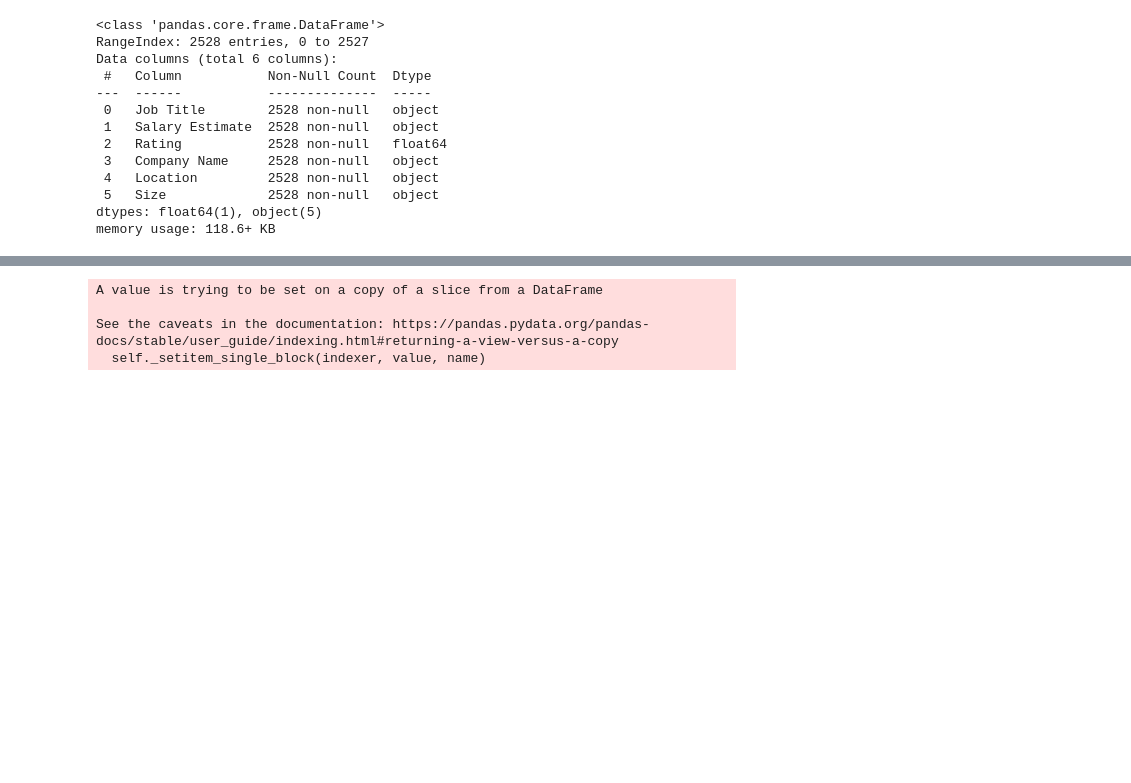
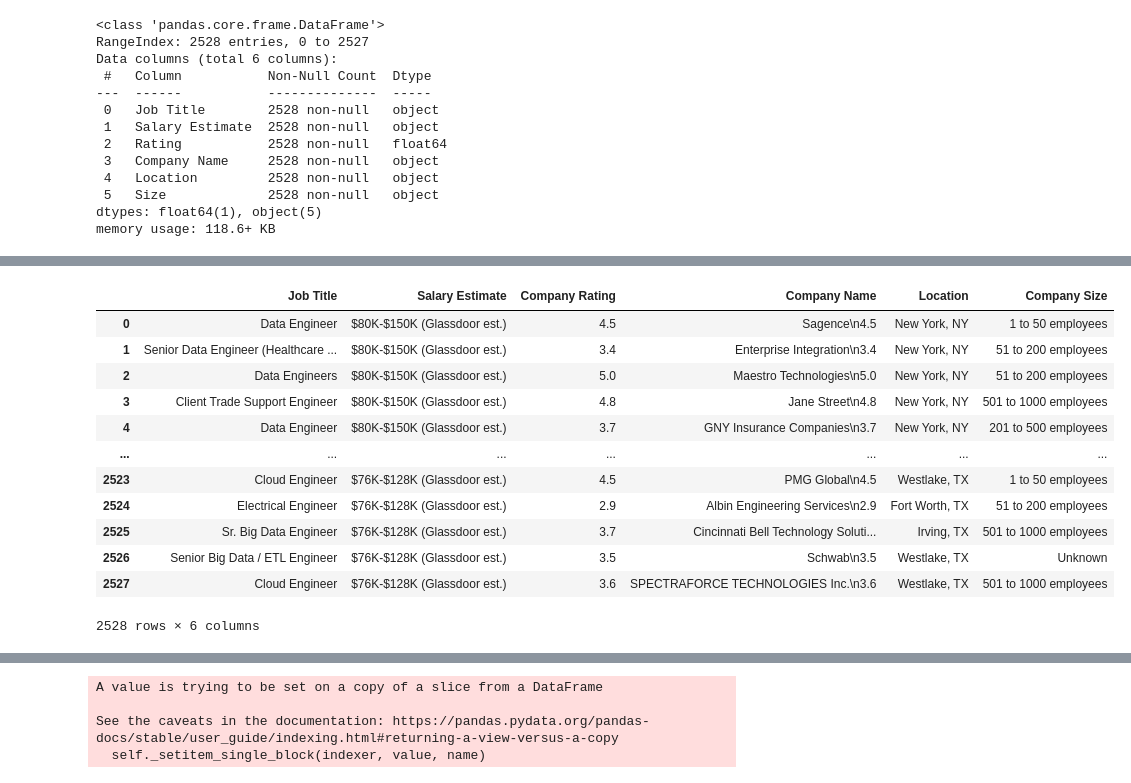
Before and after one commit to data301-2021-summer2/project-group31-project, a Jupyter notebook: Analysis Pipeline.ipynb, the cells around one changed output, grey strips where cells are left out. Drawn from its saved outputs; the diff is of its cells as text; code cells hidden in the pictures; blank space fills up the shorter version.

```diff
--- a/Analysis Pipeline.ipynb
+++ b/Analysis Pipeline.ipynb
@@ -65,4 +72,19 @@ See the caveats in the documentation: https://pandas.pydata.org/pandas-docs/stab
   self._setitem_single_block(indexer, value, name)
 # %%
 df2["Company Size"].loc[df2["Company Size"] == "-1"] = "Unknown"
+df2
+# %% [output]
+|  | Job Title | Salary Estimate | Company Rating | Company Name | Location | Company Size |
+| 0 | Data Engineer | $80K-$150K (Glassdoor est.) | 4.5 | Sagence\n4.5 | New York, NY | 1 to 50 employees |
+| 1 | Senior Data Engineer (Healthcare ... | $80K-$150K (Glassdoor est.) | 3.4 | Enterprise Integration\n3.4 | New York, NY | 51 to 200 employees |
+| 2 | Data Engineers | $80K-$150K (Glassdoor est.) | 5.0 | Maestro Technologies\n5.0 | New York, NY | 51 to 200 employees |
+| 3 | Client Trade Support Engineer | $80K-$150K (Glassdoor est.) | 4.8 | Jane Street\n4.8 | New York, NY | 501 to 1000 employees |
+| 4 | Data Engineer | $80K-$150K (Glassdoor est.) | 3.7 | GNY Insurance Companies\n3.7 | New York, NY | 201 to 500 employees |
+| ... | ... | ... | ... | ... | ... | ... |
+| 2523 | Cloud Engineer | $76K-$128K (Glassdoor est.) | 4.5 | PMG Global\n4.5 | Westlake, TX | 1 to 50 employees |
+| 2524 | Electrical Engineer | $76K-$128K (Glassdoor est.) | 2.9 | Albin Engineering Services\n2.9 | Fort Worth, TX | 51 to 200 employees |
+| 2525 | Sr. Big Data Engineer | $76K-$128K (Glassdoor est.) | 3.7 | Cincinnati Bell Technology Soluti... | Irving, TX | 501 to 1000 employees |
+| 2526 | Senior Big Data / ETL Engineer | $76K-$128K (Glassdoor est.) | 3.5 | Schwab\n3.5 | Westlake, TX | Unknown |
+| 2527 | Cloud Engineer | $76K-$128K (Glassdoor est.) | 3.6 | SPECTRAFORCE TECHNOLOGIES Inc.\n3.6 | Westlake, TX | 501 to 1000 employees |
+2528 rows × 6 columns
 # %%
```
Also changed, not shown: parts of 6 cells of this notebook, 1 other file.
